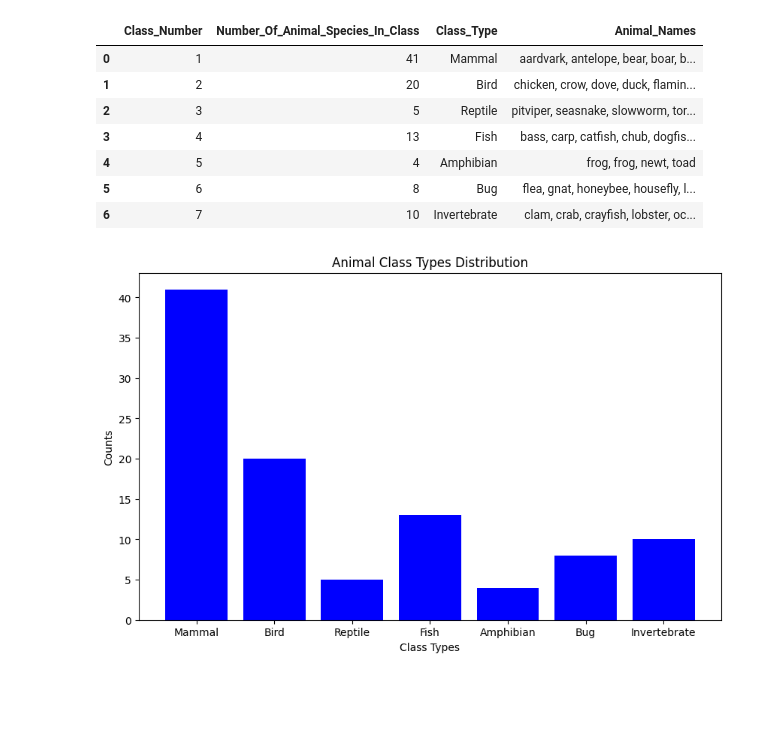
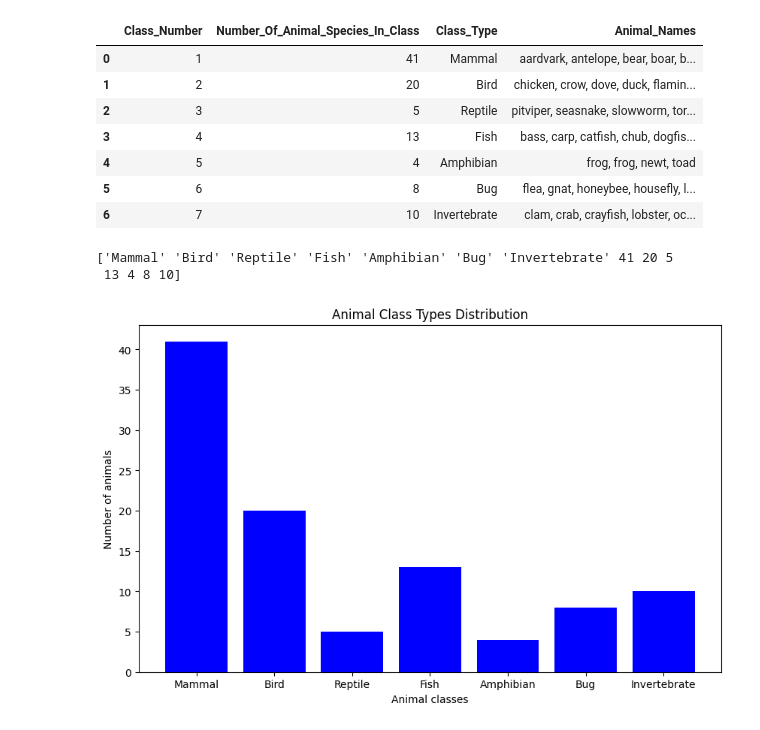
Before and after one commit to tundraparisi/dscoding-projects, a Jupyter notebook: ikram.naser/animals_project/data-import.ipynb, the cells around one changed output. Saved outputs shown, nothing was run; the diff lists cells and outputs as text; code cells hidden in the pictures; blank space fills up the shorter version.

```diff
--- a/ikram.naser/animals_project/data-import.ipynb
+++ b/ikram.naser/animals_project/data-import.ipynb
@@ -13,7 +16,8 @@ zoo = pd.read_csv('C:/Users/admin/Downloads/animal_DB/zoo.csv')
 | 3 | bear | 1 | 0 | 0 | 1 | 0 | 0 | 1 | 1 | 1 | ... |
 | 4 | boar | 1 | 0 | 0 | 1 | 0 | 0 | 1 | 1 | 1 | ... |
 # %%
-pd.read_csv('C:/Users/admin/Downloads/animal_DB/class.csv')
+class_types = pd.read_csv('C:/Users/admin/Downloads/animal_DB/class.csv')
+class_types.head(7)
 # %% [output]
 |  | Class_Number | Number_Of_Animal_Species_In_Class | Class_Type | Animal_Names |
 | 0 | 1 | 41 | Mammal | aardvark, antelope, bear, boar, b... |
@@ -24,16 +28,19 @@ pd.read_csv('C:/Users/admin/Downloads/animal_DB/class.csv')
 | 5 | 6 | 8 | Bug | flea, gnat, honeybee, housefly, l... |
 | 6 | 7 | 10 | Invertebrate | clam, crab, crayfish, lobster, oc... |
 # %%
-# count and visualize animal class types using matplotlib
+# counting and visualizing animal class types
+animal_classes = class_types.iloc[:,2]
+n_of_animals = class_types.iloc[:,1]
+print(np.concatenate((animal_classes, n_of_animals)))
 
-class_types = ['Mammal', 'Bird', 'Reptile', 'Fish', 'Amphibian', 'Bug', 'Invertebrate']
-counts = [41, 20, 5, 13, 4, 8, 10]
 
 plt.figure(figsize=(10, 6)) #width of 10 inches and a height of 6 inches
-plt.bar(class_types, counts, color='blue')
-plt.xlabel('Class Types')
-plt.ylabel('Counts')
+plt.bar(animal_classes, n_of_animals, color='blue')
+plt.xlabel('Animal classes')
+plt.ylabel('Number of animals')
 plt.title('Animal Class Types Distribution')
 plt.show()
 # %% [output]
+['Mammal' 'Bird' 'Reptile' 'Fish' 'Amphibian' 'Bug' 'Invertebrate' 41 20 5
+ 13 4 8 10]
-[figure, old version]
+[figure, new version]
```
Also changed, not shown: parts of 15 cells of this notebook.
